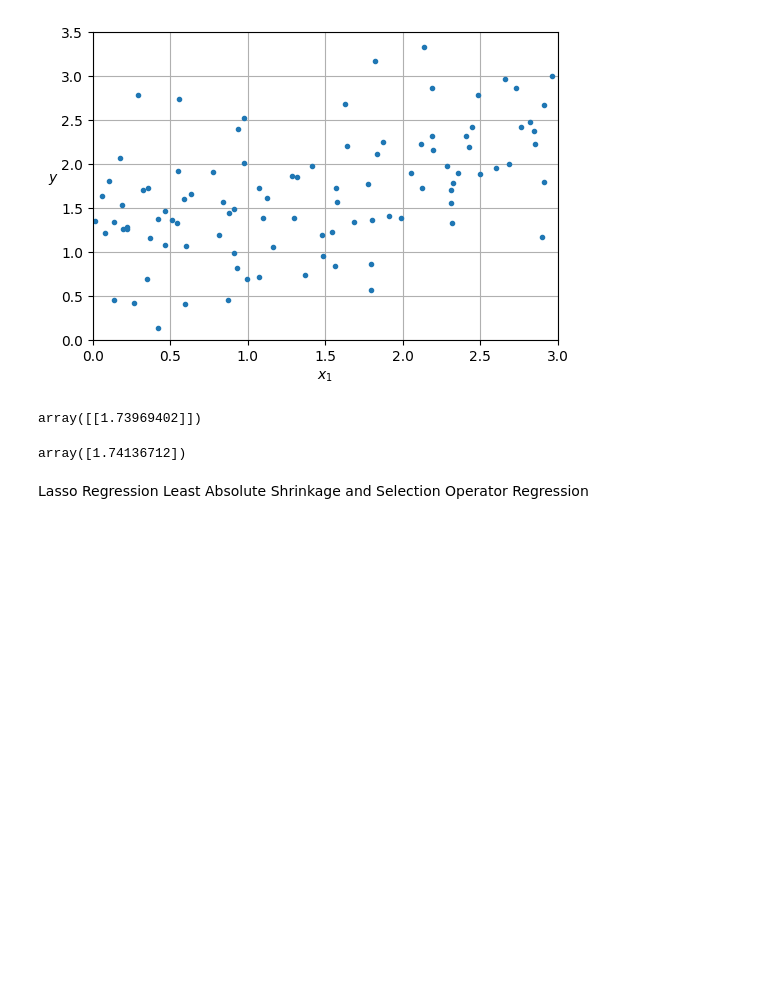
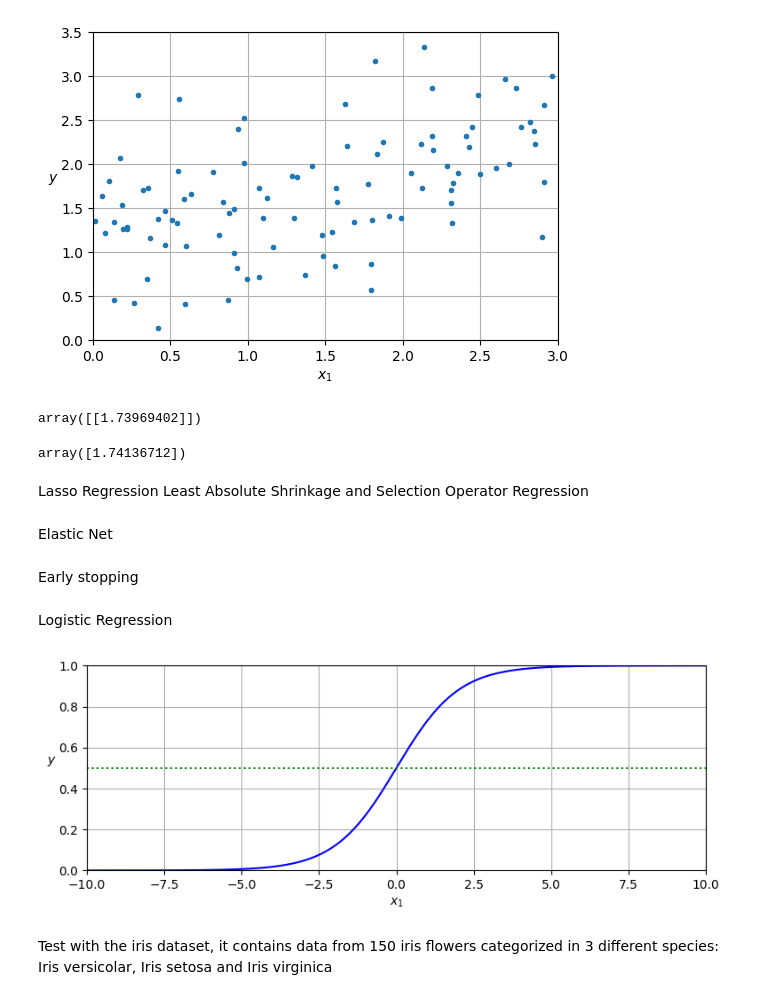
Before and after one commit to francovaro/hands-on-ml, a Jupyter notebook: 4-training-models/trainingmodels.ipynb, the cells around one changed output. Saved outputs shown, nothing was run; the diff lists cells and outputs as text; code cells hidden in the pictures; blank space fills up the shorter version.

```diff
--- a/4-training-models/trainingmodels.ipynb
+++ b/4-training-models/trainingmodels.ipynb
@@ -286,3 +286,26 @@ array([1.74136712])
 # %% [markdown]
 Lasso Regression
 Least Absolute Shrinkage and Selection Operator Regression
+# %% [markdown]
+Elastic Net
+# %% [markdown]
+Early stopping
+# %% [markdown]
+Logistic Regression
+# %%
+# the concept of Sigmoid function
+X_sig = np.linspace(-10, 10, 1000).reshape(1000, 1)
+y_sig = 1 / (1 + np.exp(-X_sig))
+
+plt.figure(figsize=(9, 3))
+plt.plot(X_sig, y_sig, "b-")
+plt.plot([-10, 10], [0.5, 0.5], "g:")
+plt.xlabel("$x_1$")
+plt.ylabel("$y$  ", rotation=0)
+plt.axis([-10, 10, 0, 1])
+plt.grid()
+plt.show()
+# %% [output]
+[figure, added]
+# %% [markdown]
+Test with the iris dataset, it contains data from 150 iris flowers categorized in 3 different species: Iris versicolar, Iris setosa and Iris virginica
```
Also changed, not shown: parts of 33 cells of this notebook, 1 other file.
